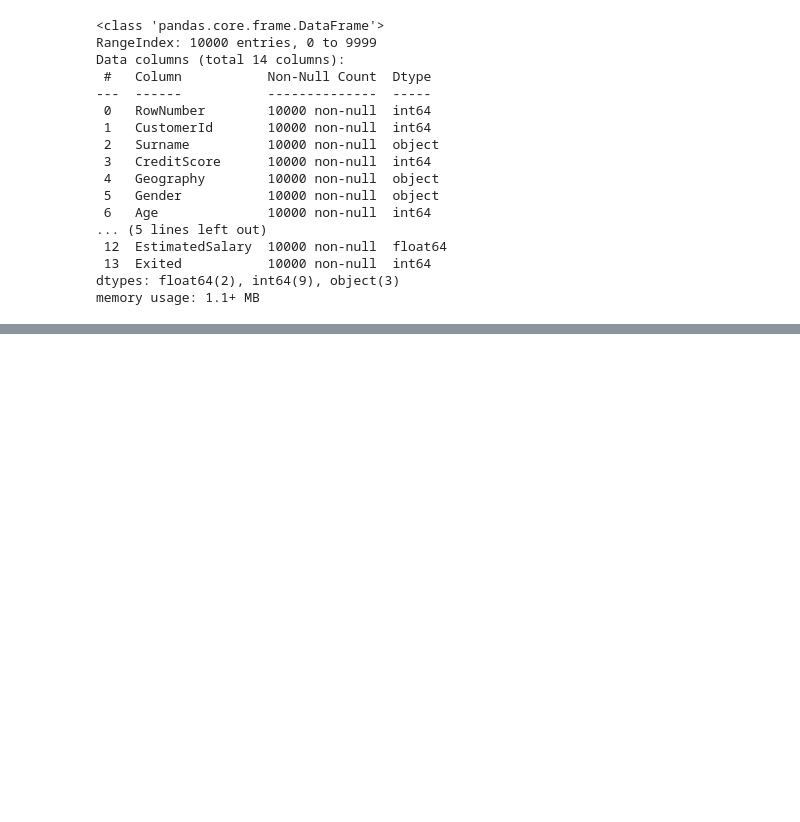
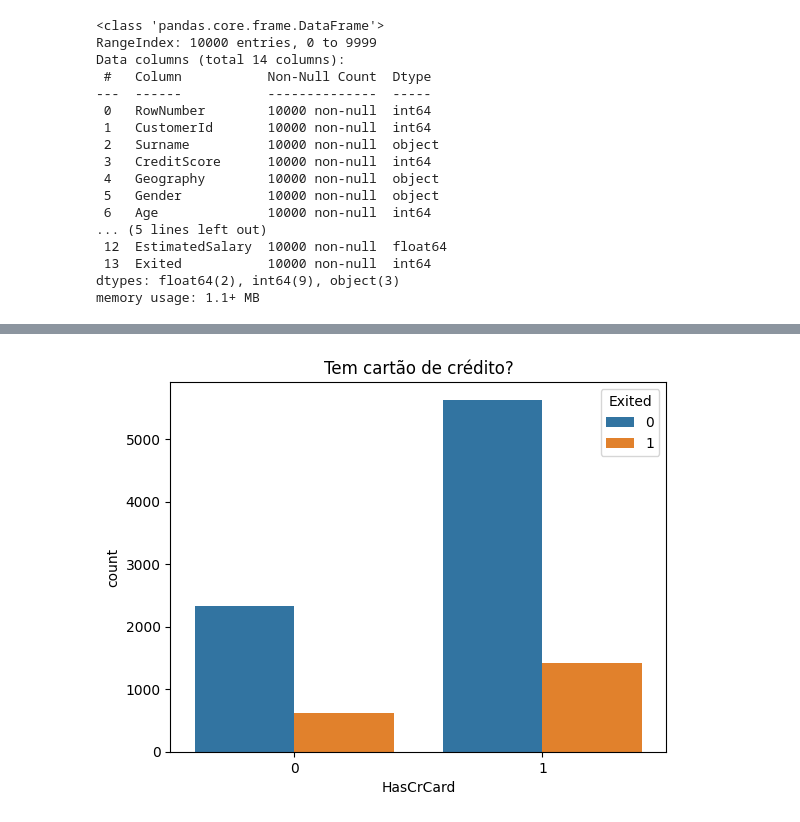
Before and after one commit to AndreyLobato/churn-predict-trab-final, a Jupyter notebook: analytics/Analytics_1.ipynb, the cells around one changed output, grey strips where cells are left out. Saved outputs shown, nothing was run; the diff lists cells and outputs as text; code cells hidden in the pictures; blank space fills up the shorter version.

```diff
--- a/analytics/Analytics_1.ipynb
+++ b/analytics/Analytics_1.ipynb
@@ -42,0 +183,5 @@ memory usage: 1.1+ MB
+# %%
+plt.title("Tem cartão de crédito?");
+sns.countplot(x = df.HasCrCard, hue=df.Exited);
+# %% [output]
+[figure, added]
```
Also changed, not shown: parts of 44 cells of this notebook.
